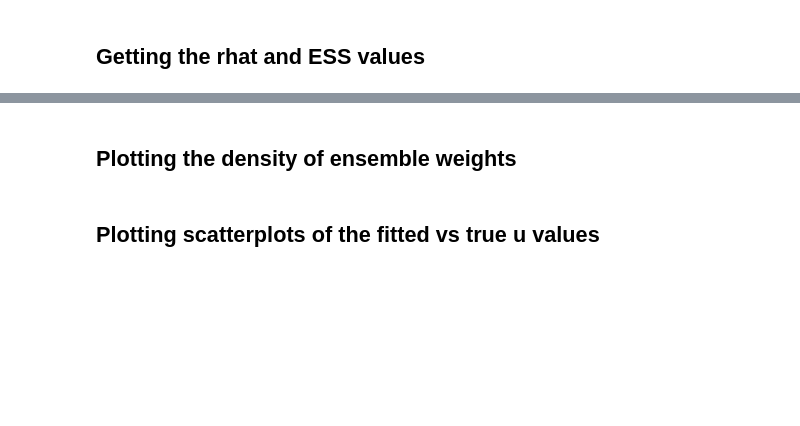
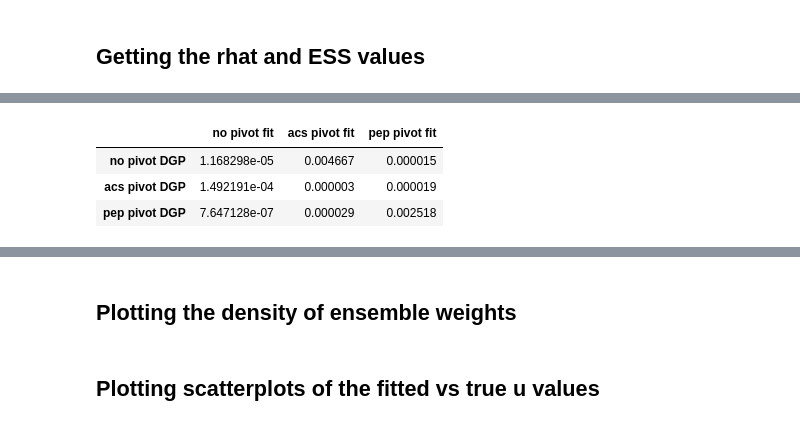
Before and after one commit to nickblink/pop_ensemble, a Jupyter notebook: code/train2010 - CAR debug.ipynb, the cells around one changed output, grey strips where cells are left out. Saved outputs shown, nothing was run; the diff lists cells and outputs as text; code cells hidden in the pictures; blank space fills up the shorter version.

```diff
--- a/code/train2010 - CAR debug.ipynb
+++ b/code/train2010 - CAR debug.ipynb
@@ -94,13 +146,19 @@ data_pivot[['census','acs','pep']]
 # %%
+stepsize_vec = list()
 for key in res_dict.keys():
     sampler_stat = res_dict[key][2]
     stepsize_vec.append(sampler_stat[0][0].numpy())
 
 # make the data frame
-df_stepsize = pd.DataFrame(np.reshape(np.array(stepsize_vec), (4,4)),
-                       index = ['none','acs','pep','WP'],
-                       columns = ['none','acs','pep','WP'])
+df_stepsize = pd.DataFrame(np.reshape(np.array(stepsize_vec), (3,3)),
+                       index = ['no pivot DGP','acs pivot DGP','pep pivot DGP'],
+                       columns = ['no pivot fit','acs pivot fit','pep pivot fit'])
 df_stepsize
+# %% [output]
+|  | no pivot fit | acs pivot fit | pep pivot fit |
+| no pivot DGP | 1.168298e-05 | 0.004667 | 0.000015 |
+| acs pivot DGP | 1.492191e-04 | 0.000003 | 0.000019 |
+| pep pivot DGP | 7.647128e-07 | 0.000029 | 0.002518 |
 # %%
 ## Get the convergence diagnostics from model fits
 rhat_vec = []
```
Also changed, not shown: parts of 9 cells of this notebook, 1 other file.
